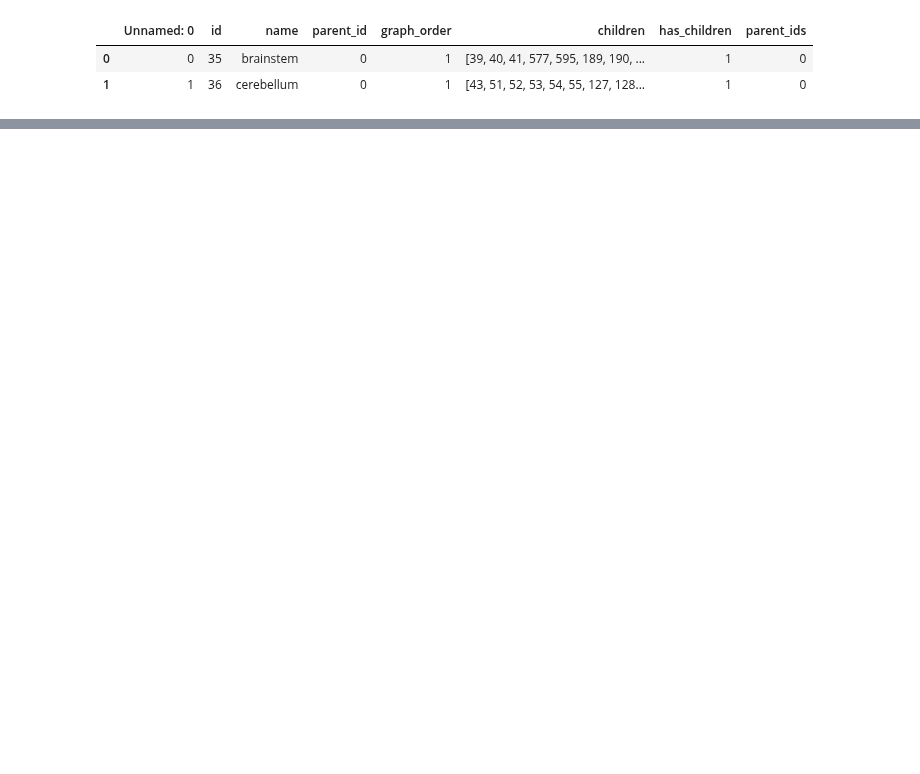
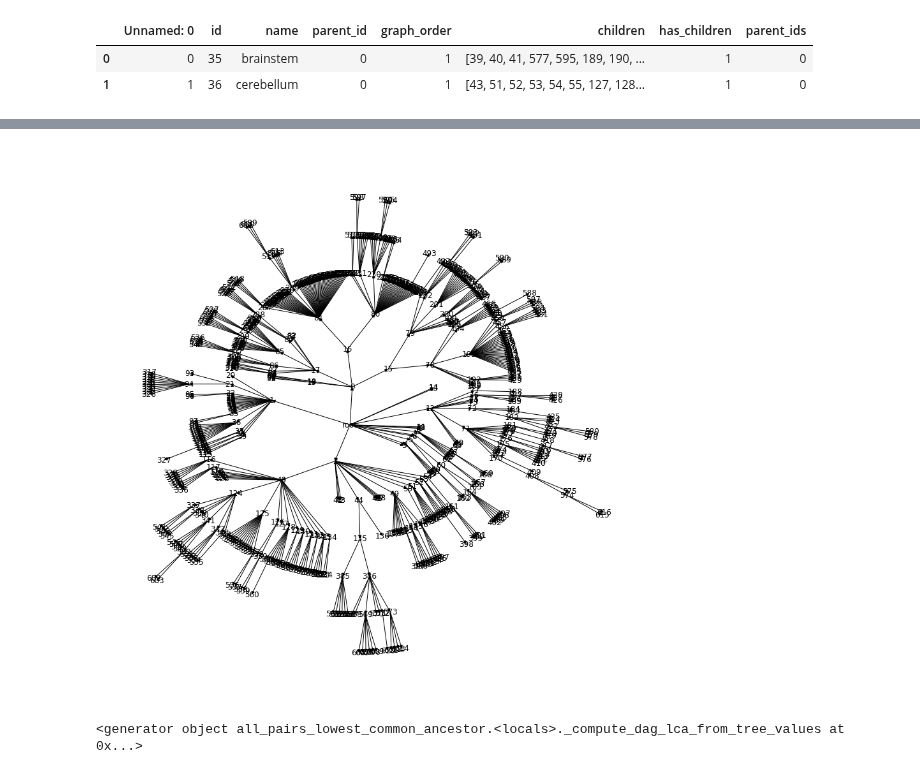
Before and after one commit to PrincetonUniversity/BrainPipe, a Jupyter notebook: tools/analysis/analysis_label_hierarchies_nick.ipynb, the cells around one changed output, grey strips where cells are left out. Saved outputs shown, nothing was run; the diff lists cells and outputs as text; code cells hidden in the pictures; blank space fills up the shorter version.

```diff
--- a/tools/analysis/analysis_label_hierarchies_nick.ipynb
+++ b/tools/analysis/analysis_label_hierarchies_nick.ipynb
@@ -26,0 +28,11 @@ nx.draw(g, pos, with_labels=True,labels=labels, arrows=True)
+# %%
+plt.figure(figsize=(12, 12))
+pos = graphviz_layout(g, prog="twopi", args="")
+nx.draw(g, pos, with_labels=True,labels=labels, arrows=True,node_size=0)
+# %% [output]
+[figure, added]
+# %%
+# useful nx functions
+nx.all_pairs_lowest_common_ancestor(g)
+# %% [output]
+<generator object all_pairs_lowest_common_ancestor.<locals>._compute_dag_lca_from_tree_values at 0x...>
```
Also changed, not shown: parts of 7 cells of this notebook.
